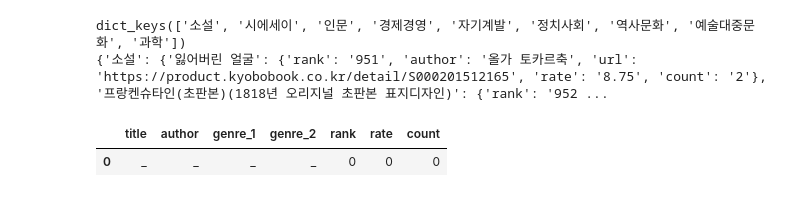
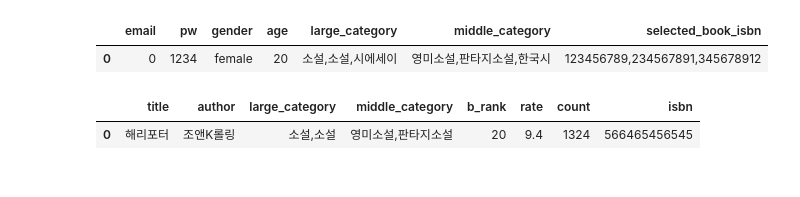
Before and after one commit to jinn0135/DA28_final_PagePalette, a Jupyter notebook: books/recommen_gyobo.ipynb, the cells around one changed output. Drawn from its saved outputs; the diff is of its cells as text; code cells hidden in the pictures.

```diff
--- a/books/recommen_gyobo.ipynb
+++ b/books/recommen_gyobo.ipynb
@@ -1,12 +1,3 @@
-# %%
-import pickle
-with open('urls_gyobo.pickle', 'rb') as fr:
-    urls = pickle.load(fr)
-print(urls.keys())
-print(urls)
-# %% [output]
-dict_keys(['소설', '시에세이', '인문', '경제경영', '자기계발', '정치사회', '역사문화', '예술대중문화', '과학'])
-{'소설': {'잃어버린 얼굴': {'rank': '951', 'author': '올가 토카르축', 'url': 'https://product.kyobobook.co.kr/detail/S000201512165', 'rate': '8.75', 'count': '2'}, '프랑켄슈타인(초판본)(1818년 오리지널 초판본 표지디자인)': {'rank': '952 ...
 # %%
 import numpy as np
 import pandas as pd
@@ -14,7 +6,16 @@ import pandas as pd
 from sklearn.feature_extraction.text import CountVectorizer
 from sklearn.metrics.pairwise import cosine_similarity
 # %%
-pd.DataFrame({'title':'_', 'author':'_', 'genre_1':'_', 'genre_2':'_', 'rank':0, 'rate':0, 'count':0}, index=[0])
+user_info = pd.DataFrame({'email':'0', 'pw':'1234', 'gender':'female', 'age':20,
+                        'large_category':'소설,소설,시에세이', 'middle_category':'영미소설,판타지소설,한국시',
+                        'selected_book_isbn':'123456789,234567891,345678912'}, index=[0])
+book_df = pd.DataFrame({'title':'해리포터', 'author':'조앤K롤링',
+              'large_category':'소설,소설', 'middle_category':'영미소설,판타지소설',
+              'b_rank':20, 'rate':9.4, 'count':1324, 'isbn': 566465456545}, index=[0])
+display(user_info)
+display(book_df)
 # %% [output]
-|  | title | author | genre_1 | genre_2 | rank | rate | count |
-| 0 | _ | _ | _ | _ | 0 | 0 | 0 |
+|  | email | pw | gender | age | large_category | middle_category | selected_book_isbn |
+| 0 | 0 | 1234 | female | 20 | 소설,소설,시에세이 | 영미소설,판타지소설,한국시 | 123456789,234567891,345678912 |
+|  | title | author | large_category | middle_category | b_rank | rate | count | isbn |
+| 0 | 해리포터 | 조앤K롤링 | 소설,소설 | 영미소설,판타지소설 | 20 | 9.4 | 1324 | 566465456545 |
```
Also changed, not shown: parts of 4 cells of this notebook, 22 other files.
